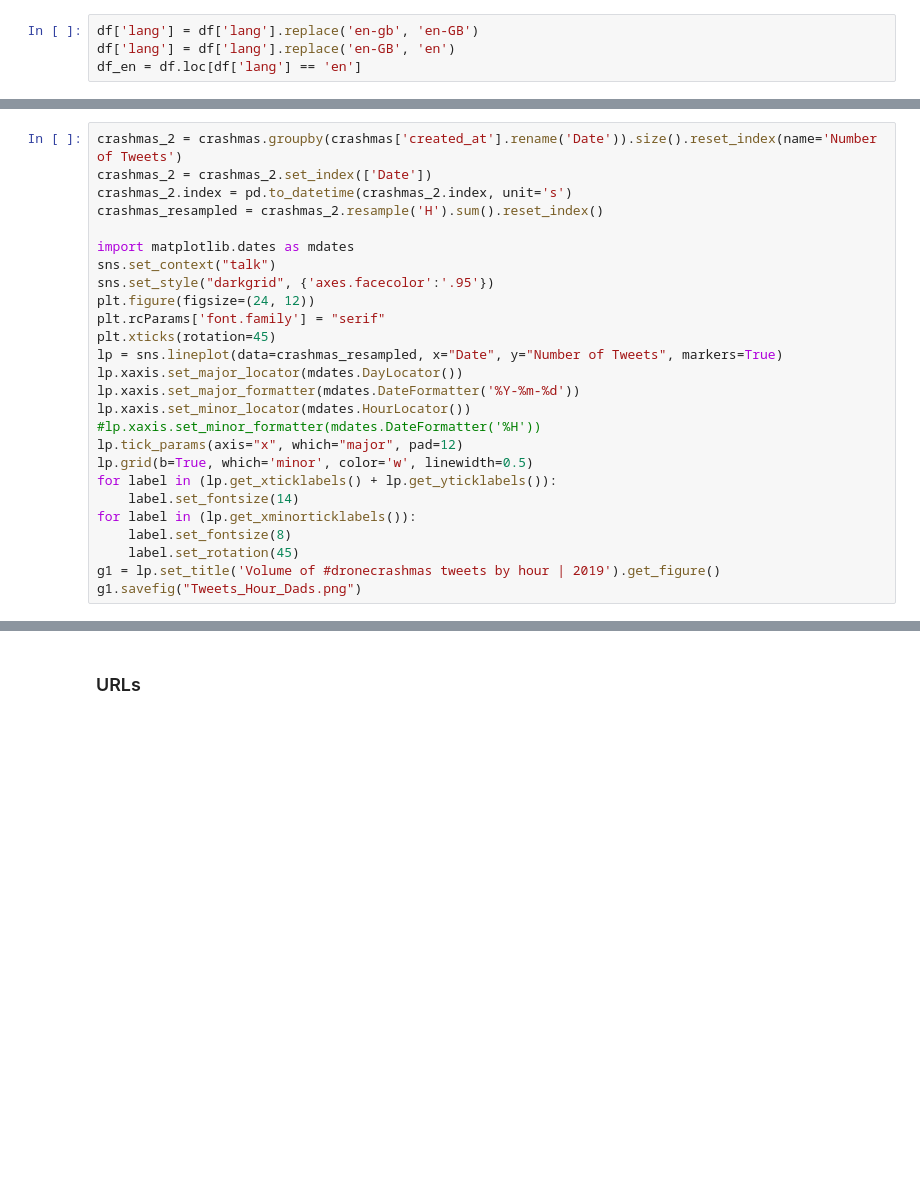
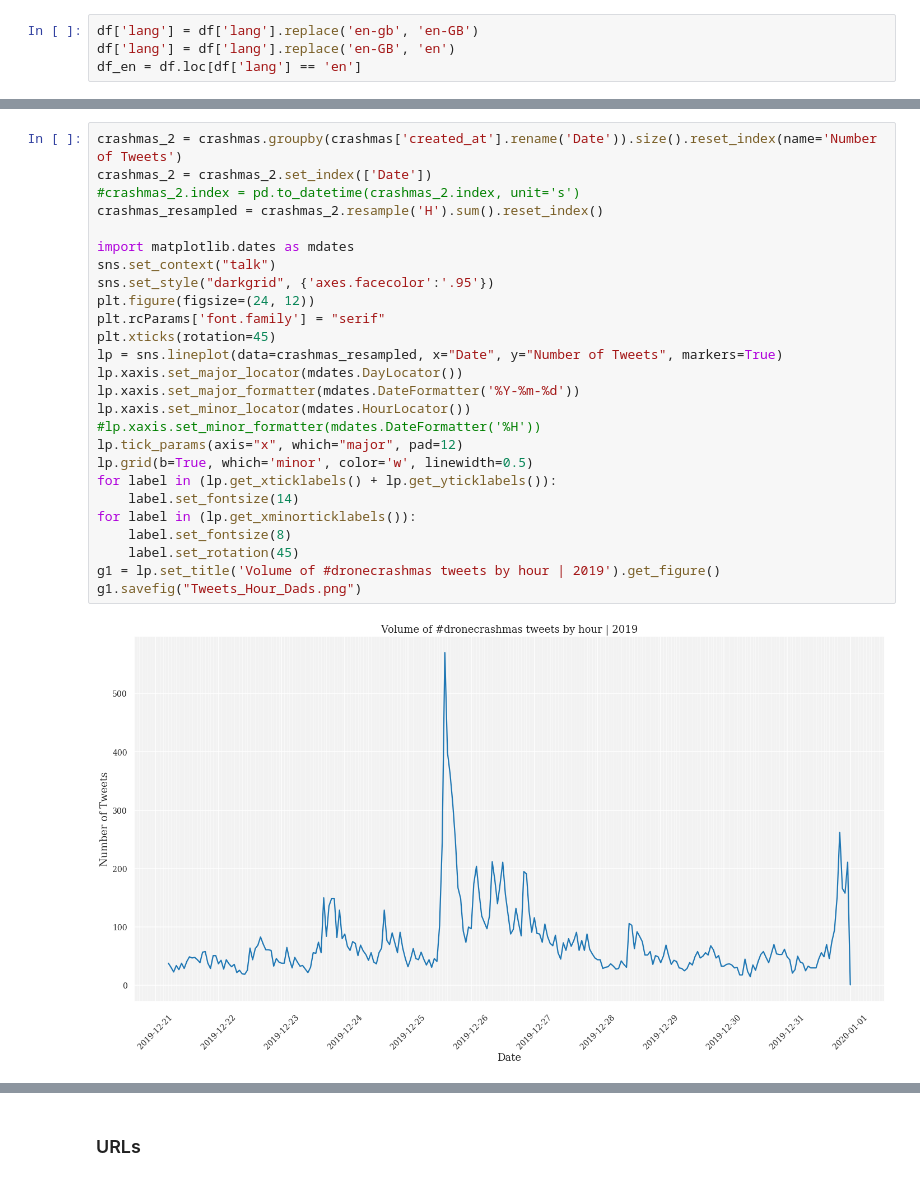
Before and after one commit to scarnecchia/dronecrashmas_2019, a Jupyter notebook: Analysis.ipynb, the cells around one changed output, grey strips where cells are left out. Cells and saved outputs as stored; diff of their text form; blank space fills up the shorter version.

```diff
--- a/Analysis.ipynb
+++ b/Analysis.ipynb
@@ -70,29 +88,31 @@ crashmas.shape
 # %%
 crashmas_2 = crashmas.groupby(crashmas['created_at'].rename('Date')).size().reset_index(name='Number of Tweets')
 crashmas_2 = crashmas_2.set_index(['Date'])
-crashmas_2.index = pd.to_datetime(crashmas_2.index, unit='s')
+#crashmas_2.index = pd.to_datetime(crashmas_2.index, unit='s')
 crashmas_resampled = crashmas_2.resample('H').sum().reset_index()
 
 import matplotlib.dates as mdates
 sns.set_context("talk")
 sns.set_style("darkgrid", {'axes.facecolor':'.95'})
 plt.figure(figsize=(24, 12))
 plt.rcParams['font.family'] = "serif"
 plt.xticks(rotation=45)
 lp = sns.lineplot(data=crashmas_resampled, x="Date", y="Number of Tweets", markers=True)
 lp.xaxis.set_major_locator(mdates.DayLocator())
 lp.xaxis.set_major_formatter(mdates.DateFormatter('%Y-%m-%d'))
 lp.xaxis.set_minor_locator(mdates.HourLocator())
 #lp.xaxis.set_minor_formatter(mdates.DateFormatter('%H'))
 lp.tick_params(axis="x", which="major", pad=12)
 lp.grid(b=True, which='minor', color='w', linewidth=0.5)
 for label in (lp.get_xticklabels() + lp.get_yticklabels()):
     label.set_fontsize(14)
 for label in (lp.get_xminorticklabels()):
     label.set_fontsize(8)
     label.set_rotation(45)
 g1 = lp.set_title('Volume of #dronecrashmas tweets by hour | 2019').get_figure()
 g1.savefig("Tweets_Hour_Dads.png")
+# %% [output]
+[figure, added]
 # %%
 days_of_week = ['Monday', 'Tuesday', 'Wednesday', 'Thursday', 'Friday', 'Saturday','Sunday']
 tweets_timeline = crashmas.groupby(by=['hour', 'day_of_week'])['created_at'].count()
```
Also changed, not shown: parts of 14 cells of this notebook, 2 other files.
